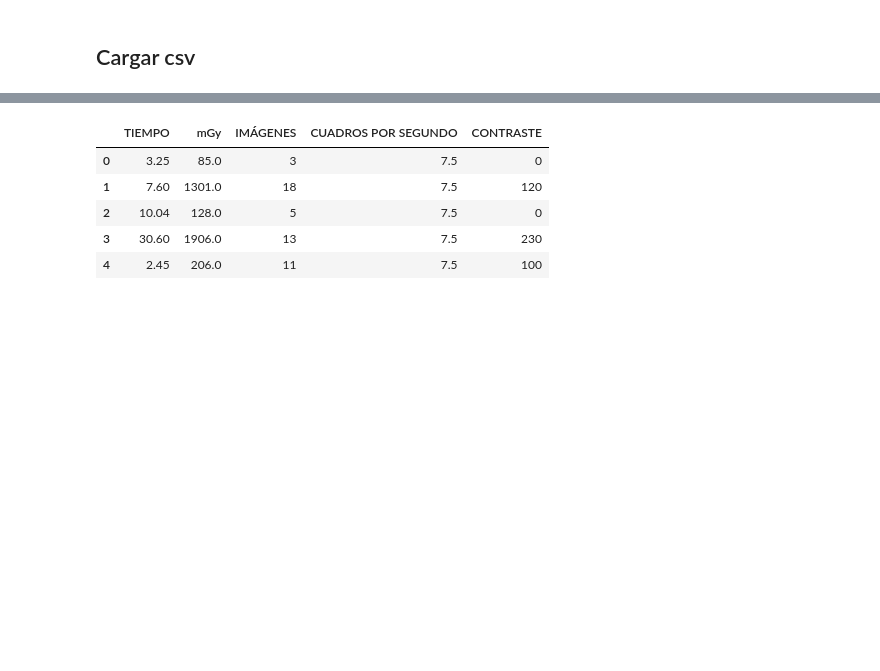
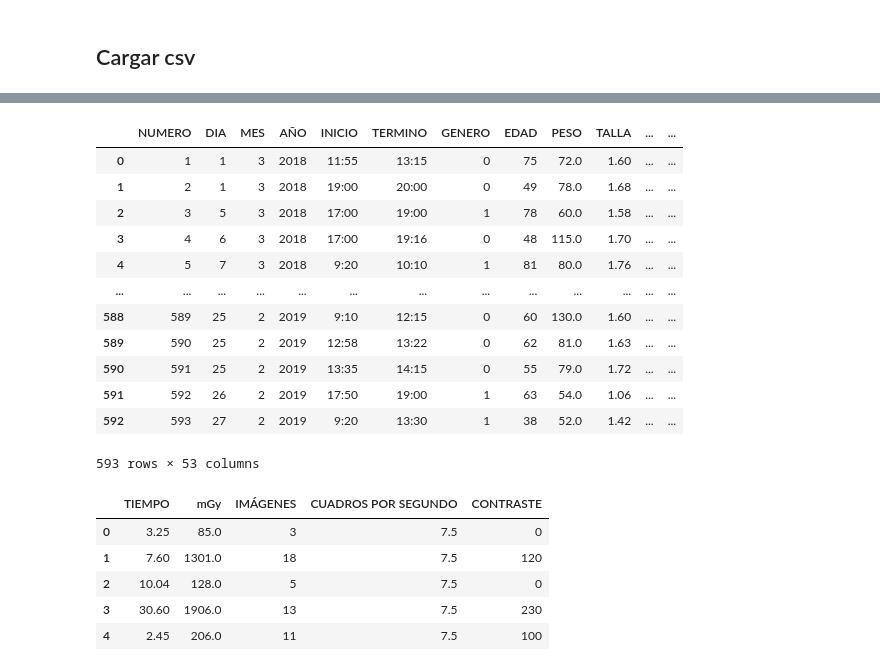
Before and after one commit to igomezv/cardio_dosis, a Jupyter notebook: clustering.ipynb, the cells around one changed output, grey strips where cells are left out. Drawn from its saved outputs; the diff is of its cells as text; code cells hidden in the pictures; blank space fills up the shorter version.

Commit message:
new tables

```diff
--- a/clustering.ipynb
+++ b/clustering.ipynb
@@ -9,3 +9,6 @@ import matplotlib.pylab as plt
 ## Cargar csv
 # %%
 file = "../cardio_dosis_data/CARDIOLOGIA DF_H.csv"
+originaldf = pd.read_csv(file)
+#print(originaldf.head())
+originaldf.isin(['NaN']).any()
@@ -12,3 +51,32 @@ file = "../cardio_dosis_data/CARDIOLOGIA DF_H.csv"
+# %%
+imcateg=[]
+
+for i in range(len(originaldf)):
+    if float(originaldf.loc[i,'IMC']) < 18.5 :
+        imcateg.append('B')
+    elif float(originaldf.loc[i,'IMC']) <= 25:
+        imcateg.append('N')
+    elif float(originaldf.loc[i,'IMC']) <= 30:
+        imcateg.append('S')
+    else:
+        imcateg.append('O')
+
+originaldf['IMC_categorico'] = imcateg
+originaldf
+# %% [output]
+|  | NUMERO | DIA | MES | AÑO | INICIO | TERMINO | GENERO | EDAD | PESO | TALLA | ... | ... |
+| 0 | 1 | 1 | 3 | 2018 | 11:55 | 13:15 | 0 | 75 | 72.0 | 1.60 | ... | ... |
+| 1 | 2 | 1 | 3 | 2018 | 19:00 | 20:00 | 0 | 49 | 78.0 | 1.68 | ... | ... |
+| 2 | 3 | 5 | 3 | 2018 | 17:00 | 19:00 | 1 | 78 | 60.0 | 1.58 | ... | ... |
+| 3 | 4 | 6 | 3 | 2018 | 17:00 | 19:16 | 0 | 48 | 115.0 | 1.70 | ... | ... |
+| 4 | 5 | 7 | 3 | 2018 | 9:20 | 10:10 | 1 | 81 | 80.0 | 1.76 | ... | ... |
+| ... | ... | ... | ... | ... | ... | ... | ... | ... | ... | ... | ... | ... |
+| 588 | 589 | 25 | 2 | 2019 | 9:10 | 12:15 | 0 | 60 | 130.0 | 1.60 | ... | ... |
+| 589 | 590 | 25 | 2 | 2019 | 12:58 | 13:22 | 0 | 62 | 81.0 | 1.63 | ... | ... |
+| 590 | 591 | 25 | 2 | 2019 | 13:35 | 14:15 | 0 | 55 | 79.0 | 1.72 | ... | ... |
+| 591 | 592 | 26 | 2 | 2019 | 17:50 | 19:00 | 1 | 63 | 54.0 | 1.06 | ... | ... |
+| 592 | 593 | 27 | 2 | 2019 | 9:20 | 13:30 | 1 | 38 | 52.0 | 1.42 | ... | ... |
+593 rows × 53 columns
 # %%
 #data = pd.read_csv(file, usecols={'EDAD','PESO', 'GENERO','TALLA', 'TIEMPO','mGy','pGym','IMÁGENES','CUADROS POR SEGUNDO','PULSOS POR SEGUNDO', 'CONTRASTE'})
 #df = pd.read_csv(file,
```
Also changed, not shown: parts of 12 cells of this notebook, 2 other files.
